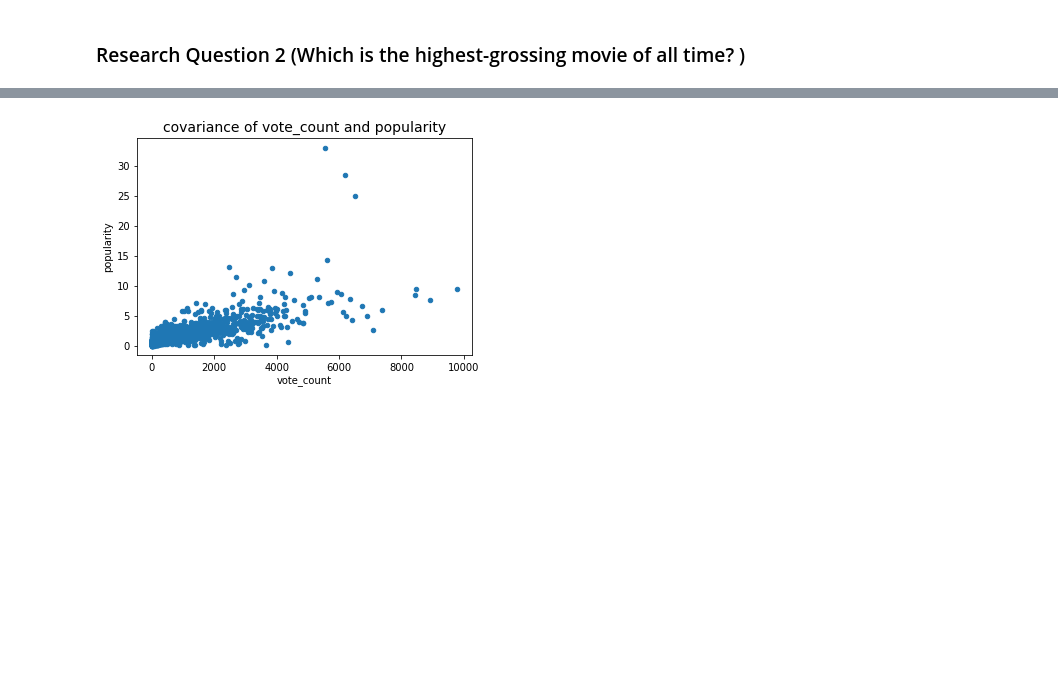
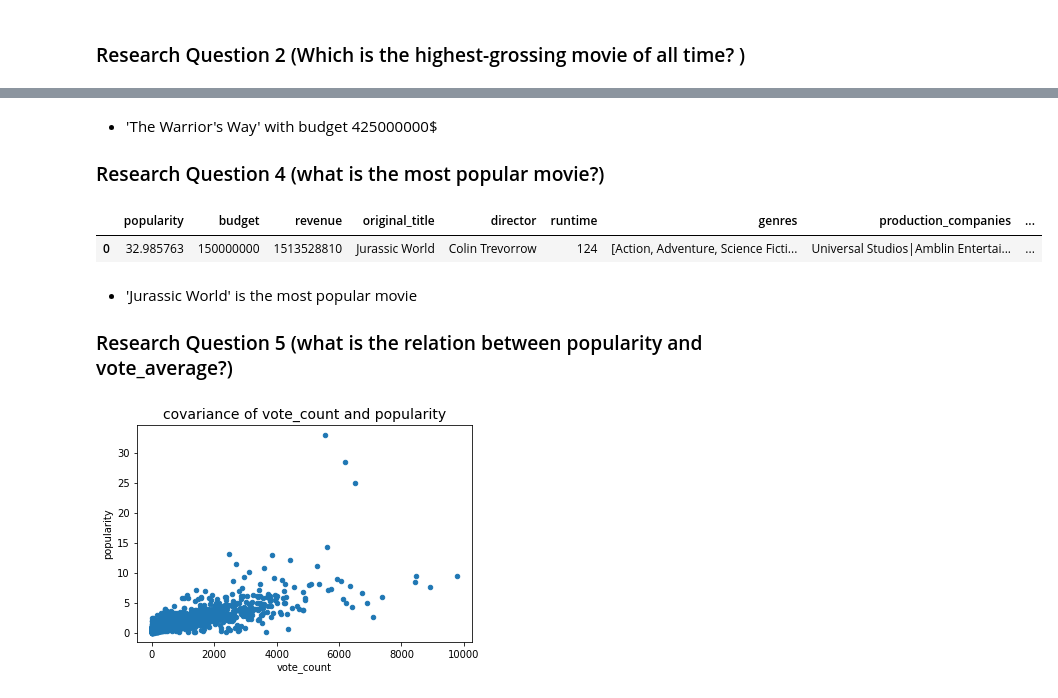
Before and after one commit to baraamagdy/DataAnalysis_assignment-, a Jupyter notebook: investigate-a-tmdb-movies.ipynb, the cells around one changed output, grey strips where cells are left out. Drawn from its saved outputs; the diff is of its cells as text; code cells hidden in the pictures; blank space fills up the shorter version.

```diff
--- a/investigate-a-tmdb-movies.ipynb
+++ b/investigate-a-tmdb-movies.ipynb
@@ -198,3 +204,16 @@ df[df['revenue'] == df['revenue'].max()]
+# %% [markdown]
+- 'The Warrior's Way' with budget 425000000$
+
+### Research Question 4 (what is the most popular movie?)
+# %%
+df[df['popularity']== df['popularity'].max()]
+# %% [output]
+|  | popularity | budget | revenue | original_title | director | runtime | genres | production_companies | ... |
+| 0 | 32.985763 | 150000000 | 1513528810 | Jurassic World | Colin Trevorrow | 124 | [Action, Adventure, Science Ficti... | Universal Studios|Amblin Entertai... | ... |
+# %% [markdown]
+- 'Jurassic World' is the most popular movie
+
+### Research Question 5 (what is the relation between popularity and vote_average?)
 # %%
 df.plot(x='vote_count',y='popularity',kind='scatter');
 plt.title('covariance of vote_count and popularity', fontsize=14);
```
Also changed, not shown: parts of 8 cells of this notebook, 1 other file.
